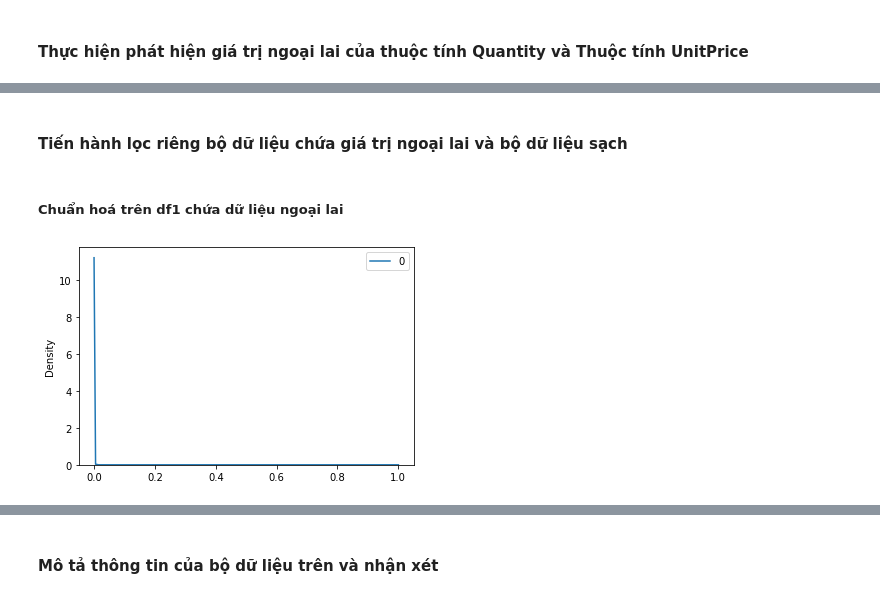
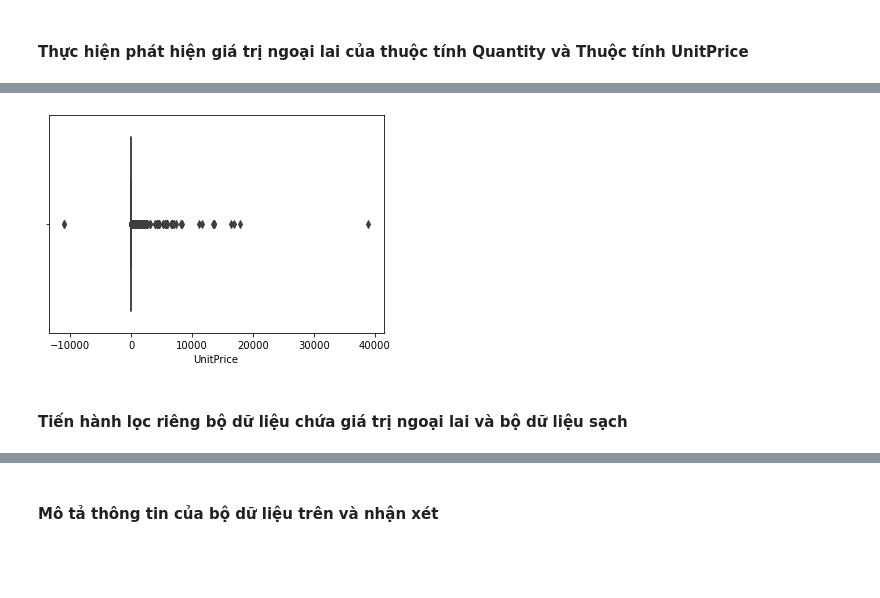
Before and after one commit to ThanhTayts/Data-Analyst, a Jupyter notebook: online_Retail_Preprocessing.ipynb, the cells around one changed output, grey strips where cells are left out. Cells and saved outputs as stored; diff of their text form; code cells hidden in the pictures; blank space fills up the shorter version.

```diff
--- a/online_Retail_Preprocessing.ipynb
+++ b/online_Retail_Preprocessing.ipynb
@@ -149,0 +108,4 @@ df2.describe()
+# %%
+sns.boxplot(df['UnitPrice']);
+# %% [output]
+[figure, added]
@@ -150,4 +114,2 @@ df2.describe()
 # %% [markdown]
 #### Tiến hành lọc riêng bộ dữ liệu chứa giá trị ngoại lai và bộ dữ liệu sạch
-# %% [markdown]
-#####  Chuẩn hoá trên df1 chứa dữ liệu ngoại lai
@@ -159,4 +115,0 @@ mms1 = scaler1.fit_transform(pd.DataFrame(df1['Quantity']))
-# %%
-sns.kdeplot(data = mms);
-# %% [output]
-[figure, removed]
```
Also changed, not shown: parts of 52 cells of this notebook, 1 other file.
